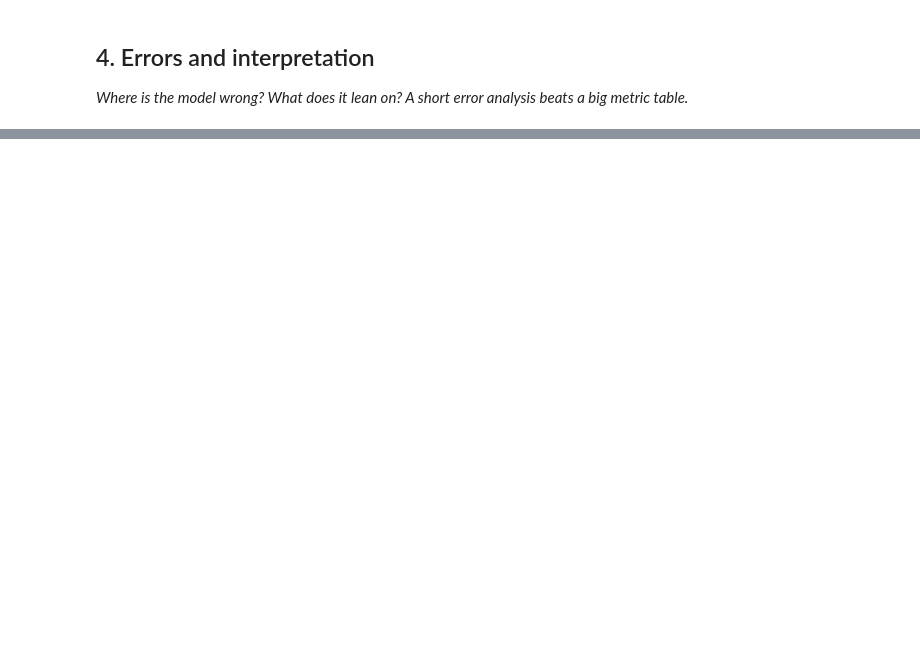
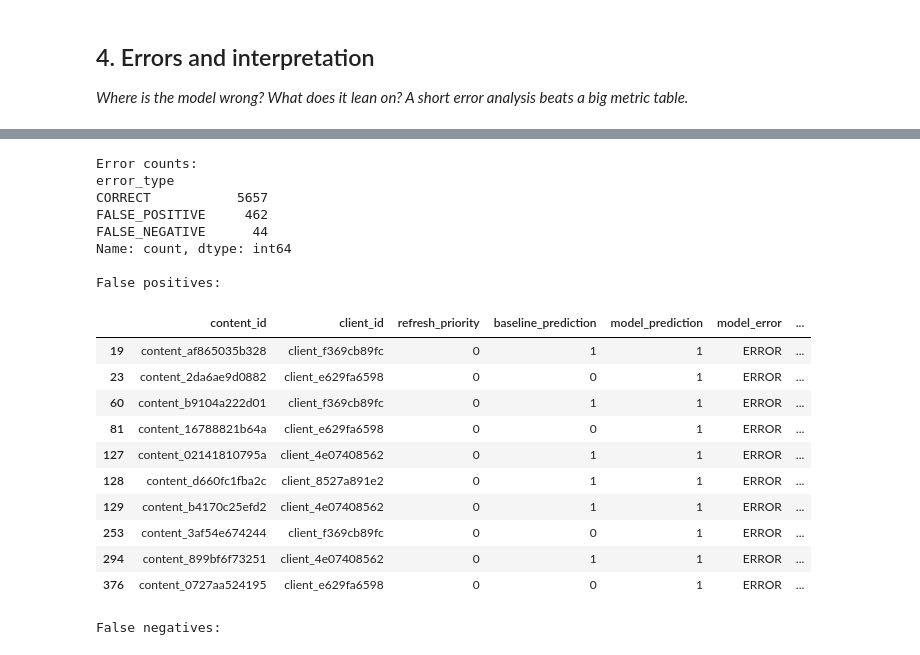
Before and after one commit to martindiarua/ML_01, a Jupyter notebook: work/notebooks/w05_model.ipynb, the cells around one changed output, grey strips where cells are left out. Cells and saved outputs as stored; diff of their text form; code cells hidden in the pictures; blank space fills up the shorter version.

```diff
--- a/work/notebooks/w05_model.ipynb
+++ b/work/notebooks/w05_model.ipynb
@@ -36,0 +384,72 @@ This skeleton is yours to fill. Work the sections **in order** — each one has
+# %%
+# Build an error-analysis table from the held-out test set
+error_analysis = df.iloc[test_idx][
+    [
+        "content_id",
+        "client_id",
+        "refresh_priority"
+    ]
+].copy()
+
+error_analysis["baseline_prediction"] = y_pred_baseline
+error_analysis["model_prediction"] = y_pred_model
+
+error_analysis["model_error"] = np.where(
+    error_analysis["model_prediction"] !=
+    error_analysis["refresh_priority"],
+    "ERROR",
+    "CORRECT"
+)
+
+error_analysis["error_type"] = np.select(
+    [
+        (error_analysis["model_prediction"] == 1) &
+        (error_analysis["refresh_priority"] == 0),
+
+        (error_analysis["model_prediction"] == 0) &
+        (error_analysis["refresh_priority"] == 1)
+    ],
+    [
+        "FALSE_POSITIVE",
+        "FALSE_NEGATIVE"
+    ],
+    default="CORRECT"
+)
+
+print("Error counts:")
+print(error_analysis["error_type"].value_counts())
+
+print("\nFalse positives:")
+display(
+    error_analysis[
+        error_analysis["error_type"] == "FALSE_POSITIVE"
+    ].head(10)
+)
+
+print("\nFalse negatives:")
+display(
+    error_analysis[
+        error_analysis["error_type"] == "FALSE_NEGATIVE"
+    ].head(10)
+)
+# %% [output]
+Error counts:
+error_type
+CORRECT           5657
+FALSE_POSITIVE     462
+FALSE_NEGATIVE      44
+Name: count, dtype: int64
+
+False positives:
+|  | content_id | client_id | refresh_priority | baseline_prediction | model_prediction | model_error | ... |
+| 19 | content_af865035b328 | client_f369cb89fc | 0 | 1 | 1 | ERROR | ... |
+| 23 | content_2da6ae9d0882 | client_e629fa6598 | 0 | 0 | 1 | ERROR | ... |
+| 60 | content_b9104a222d01 | client_f369cb89fc | 0 | 1 | 1 | ERROR | ... |
+| 81 | content_16788821b64a | client_e629fa6598 | 0 | 0 | 1 | ERROR | ... |
+| 127 | content_02141810795a | client_4e07408562 | 0 | 1 | 1 | ERROR | ... |
+| 128 | content_d660fc1fba2c | client_8527a891e2 | 0 | 1 | 1 | ERROR | ... |
+| 129 | content_b4170c25efd2 | client_4e07408562 | 0 | 1 | 1 | ERROR | ... |
+| 253 | content_3af54e674244 | client_f369cb89fc | 0 | 0 | 1 | ERROR | ... |
+| 294 | content_899bf6f73251 | client_4e07408562 | 0 | 1 | 1 | ERROR | ... |
+| 376 | content_0727aa524195 | client_e629fa6598 | 0 | 0 | 1 | ERROR | ... |
+False negatives:
```
Also changed, not shown: parts of 18 cells of this notebook.
